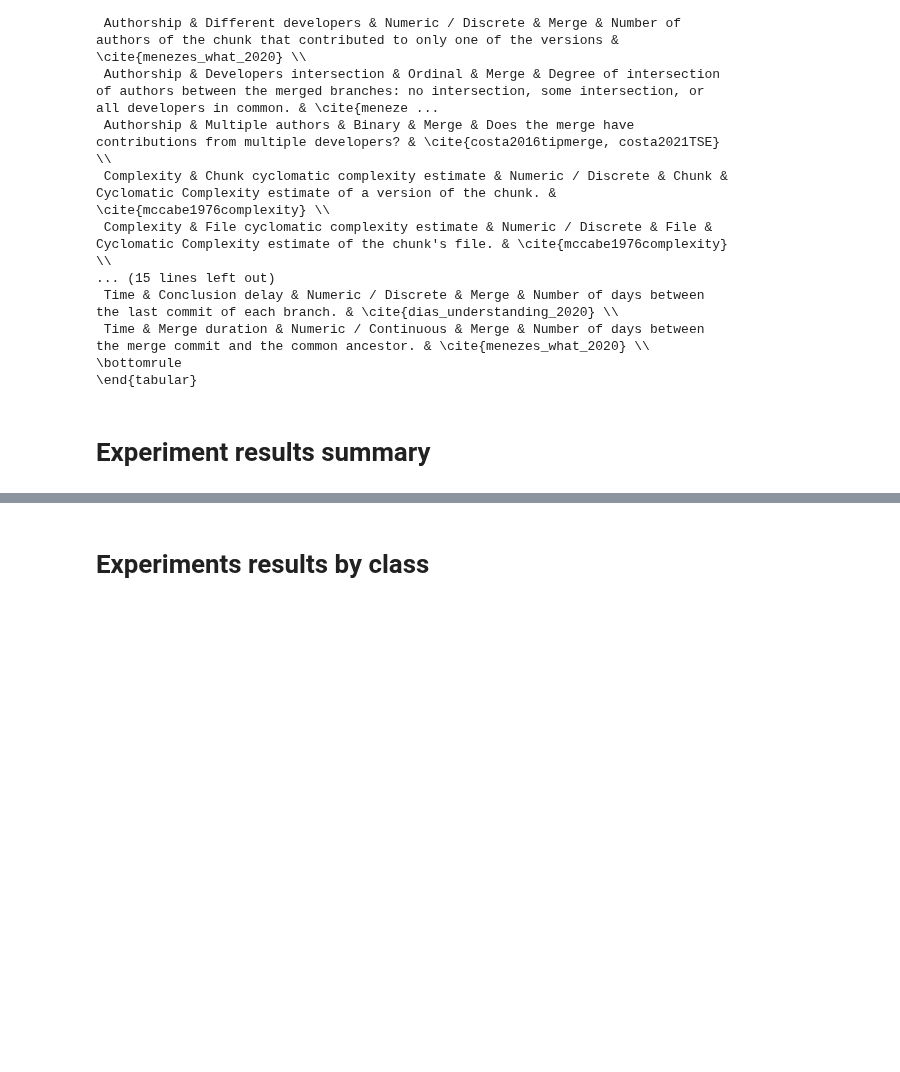
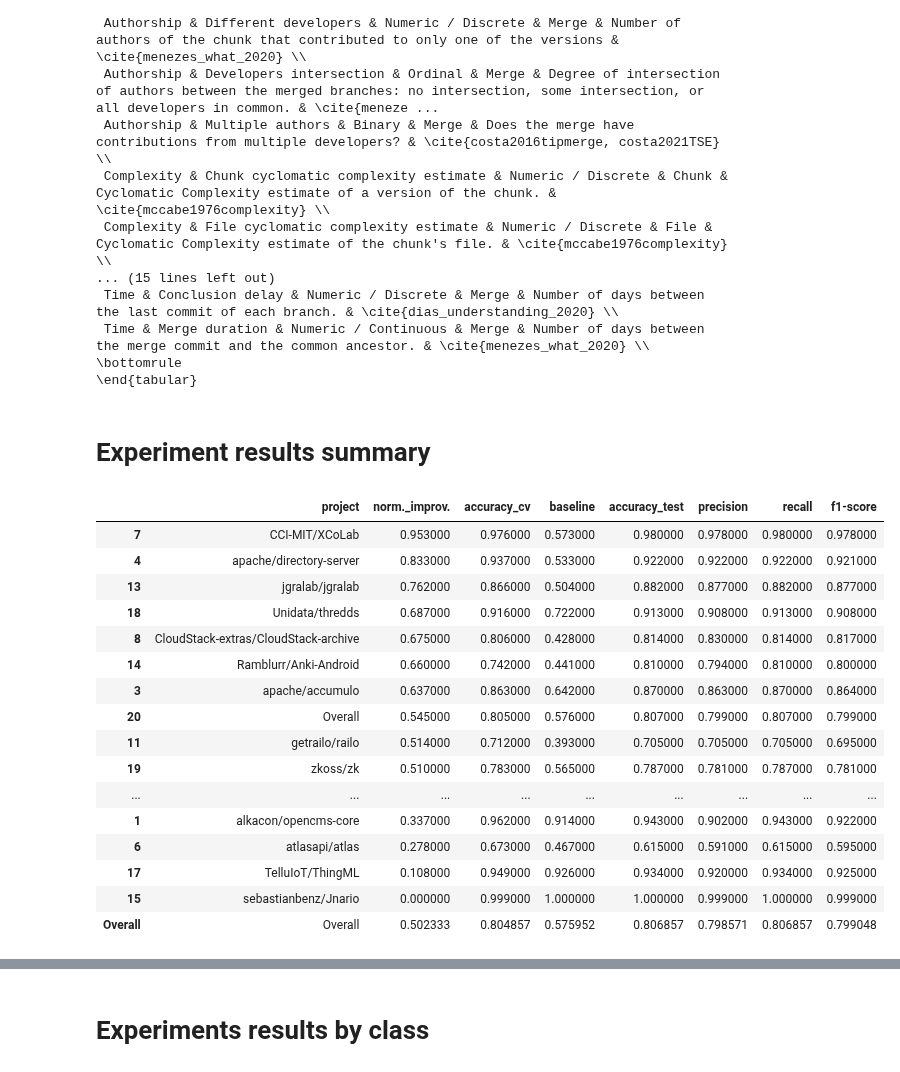
Before and after one commit to gems-uff/mestre, a Jupyter notebook: scripts/paper/tables.ipynb, the cells around one changed output, grey strips where cells are left out. Cells and saved outputs as stored; diff of their text form; code cells hidden in the pictures; blank space fills up the shorter version.

Commit message:
Update paper/tables

```diff
--- a/scripts/paper/tables.ipynb
+++ b/scripts/paper/tables.ipynb
@@ -642,4 +642,28 @@ summary = summary[['project', 'norm._improv.', 'accuracy_cv', 'baseline', 'accur
 #                    'precision': 'Precision',
 #                    'recall': 'Recall'
 #                   })
+# %%
+# summary.append(summary.mean(numeric_only=True), ignore_index=True)
+# summary.loc["Overall"] = summary.mean()
+summary = summary.append(summary.mean().rename('Overall'))
+summary.at['Overall', 'project'] = 'Overall'
+summary
+# %% [output]
+|  | project | norm._improv. | accuracy_cv | baseline | accuracy_test | precision | recall | f1-score |
+| 7 | CCI-MIT/XCoLab | 0.953000 | 0.976000 | 0.573000 | 0.980000 | 0.978000 | 0.980000 | 0.978000 |
+| 4 | apache/directory-server | 0.833000 | 0.937000 | 0.533000 | 0.922000 | 0.922000 | 0.922000 | 0.921000 |
+| 13 | jgralab/jgralab | 0.762000 | 0.866000 | 0.504000 | 0.882000 | 0.877000 | 0.882000 | 0.877000 |
+| 18 | Unidata/thredds | 0.687000 | 0.916000 | 0.722000 | 0.913000 | 0.908000 | 0.913000 | 0.908000 |
+| 8 | CloudStack-extras/CloudStack-archive | 0.675000 | 0.806000 | 0.428000 | 0.814000 | 0.830000 | 0.814000 | 0.817000 |
+| 14 | Ramblurr/Anki-Android | 0.660000 | 0.742000 | 0.441000 | 0.810000 | 0.794000 | 0.810000 | 0.800000 |
+| 3 | apache/accumulo | 0.637000 | 0.863000 | 0.642000 | 0.870000 | 0.863000 | 0.870000 | 0.864000 |
+| 20 | Overall | 0.545000 | 0.805000 | 0.576000 | 0.807000 | 0.799000 | 0.807000 | 0.799000 |
+| 11 | getrailo/railo | 0.514000 | 0.712000 | 0.393000 | 0.705000 | 0.705000 | 0.705000 | 0.695000 |
+| 19 | zkoss/zk | 0.510000 | 0.783000 | 0.565000 | 0.787000 | 0.781000 | 0.787000 | 0.781000 |
+| ... | ... | ... | ... | ... | ... | ... | ... | ... |
+| 1 | alkacon/opencms-core | 0.337000 | 0.962000 | 0.914000 | 0.943000 | 0.902000 | 0.943000 | 0.922000 |
+| 6 | atlasapi/atlas | 0.278000 | 0.673000 | 0.467000 | 0.615000 | 0.591000 | 0.615000 | 0.595000 |
+| 17 | TelluIoT/ThingML | 0.108000 | 0.949000 | 0.926000 | 0.934000 | 0.920000 | 0.934000 | 0.925000 |
+| 15 | sebastianbenz/Jnario | 0.000000 | 0.999000 | 1.000000 | 1.000000 | 0.999000 | 1.000000 | 0.999000 |
+| Overall | Overall | 0.502333 | 0.804857 | 0.575952 | 0.806857 | 0.798571 | 0.806857 | 0.799048 |
 # %%
```
Also changed, not shown: parts of 14 cells of this notebook.
